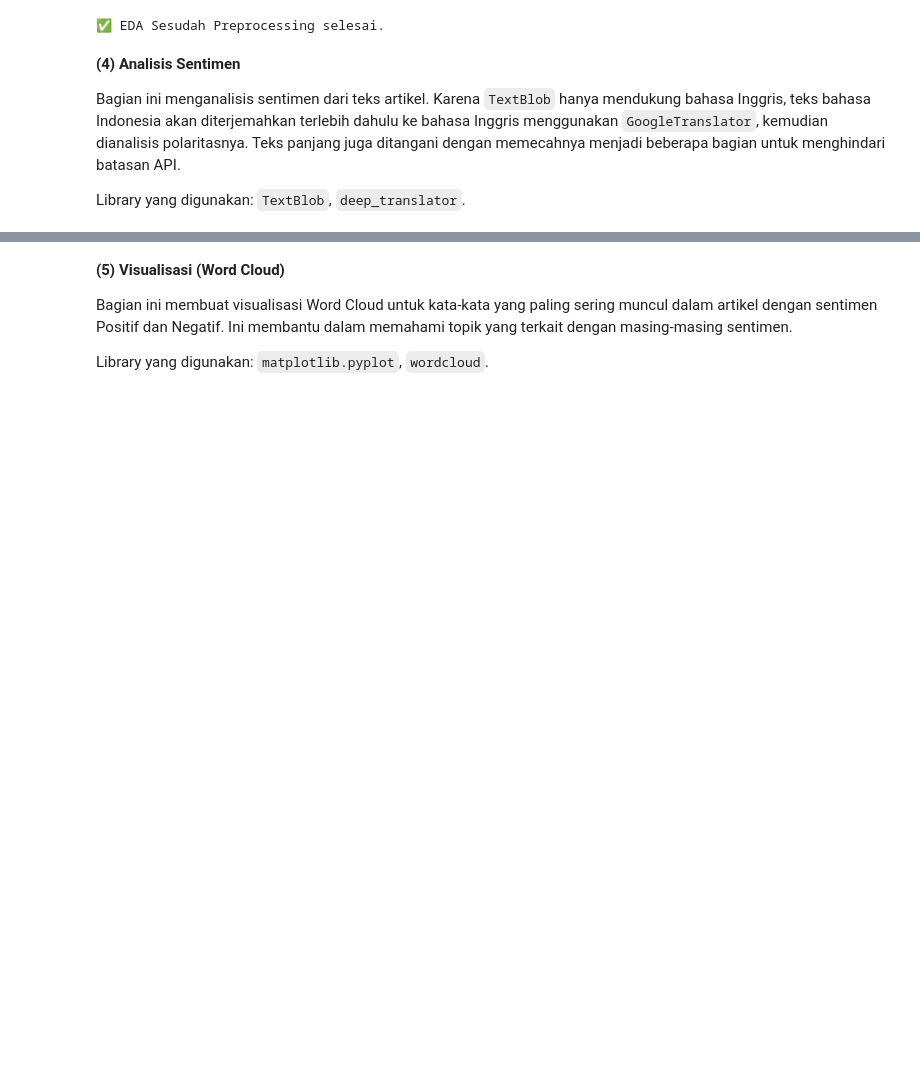
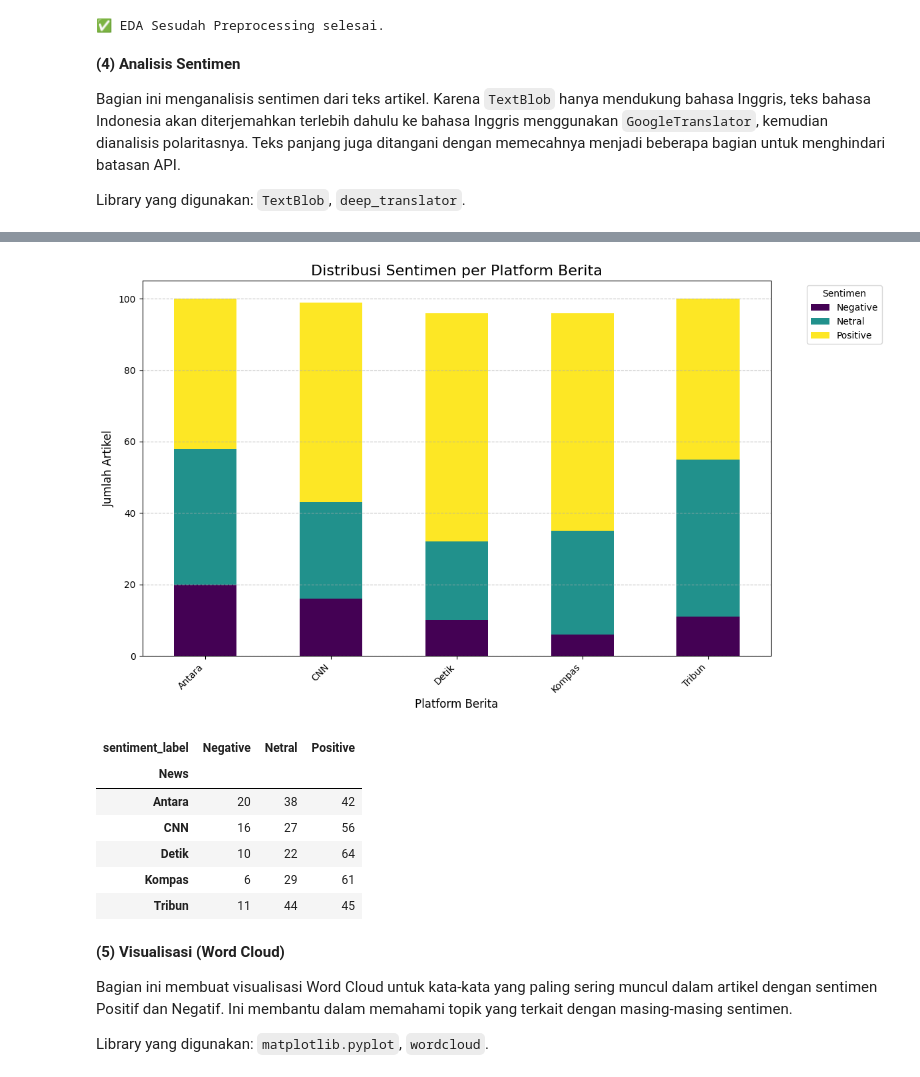
Before and after one commit to KurniaYufi/sentiment-analysis-kematian-ali-khamenei, a Jupyter notebook: data-preprocessing/article-preprocessing.ipynb, the cells around one changed output, grey strips where cells are left out. Cells and saved outputs as stored; diff of their text form; code cells hidden in the pictures; blank space fills up the shorter version.

```diff
--- a/data-preprocessing/article-preprocessing.ipynb
+++ b/data-preprocessing/article-preprocessing.ipynb
@@ -698,3 +702,26 @@ display(sentiment_counts.to_frame(name='Jumlah Artikel'))
+# %%
+sentiment_by_news = df_article.groupby(['News', 'sentiment_label']).size().unstack(fill_value=0)
+
+sentiment_by_news.plot(kind='bar', stacked=True, figsize=(12, 7), colormap='viridis')
+plt.title('Distribusi Sentimen per Platform Berita', fontsize=16)
+plt.xlabel('Platform Berita', fontsize=12)
+plt.ylabel('Jumlah Artikel', fontsize=12)
+plt.xticks(rotation=45, ha='right')
+plt.legend(title='Sentimen', bbox_to_anchor=(1.05, 1), loc='upper left')
+plt.grid(axis='y', linestyle='--', alpha=0.7)
+plt.tight_layout()
+plt.show()
+
+display(sentiment_by_news)
+# %% [output]
+[figure, added]
+| sentiment_label | Negative | Netral | Positive |
+| News |  |  |  |
+| Antara | 20 | 38 | 42 |
+| CNN | 16 | 27 | 56 |
+| Detik | 10 | 22 | 64 |
+| Kompas | 6 | 29 | 61 |
+| Tribun | 11 | 44 | 45 |
 # %% [markdown]
 **(5) Visualisasi (Word Cloud)**
 
```
Also changed, not shown: parts of 3 cells of this notebook.
